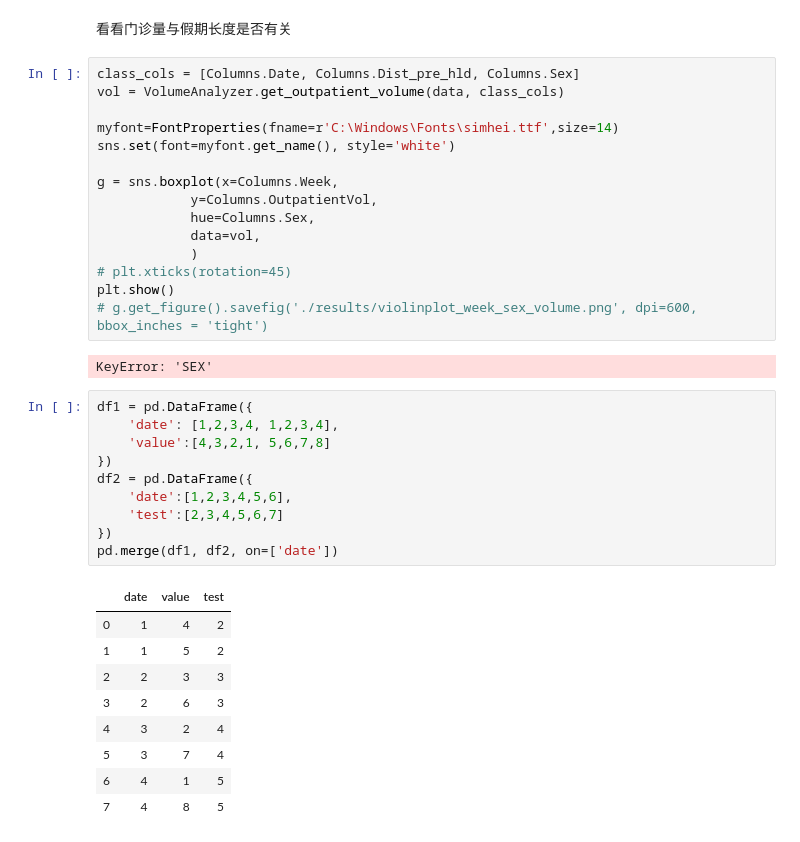
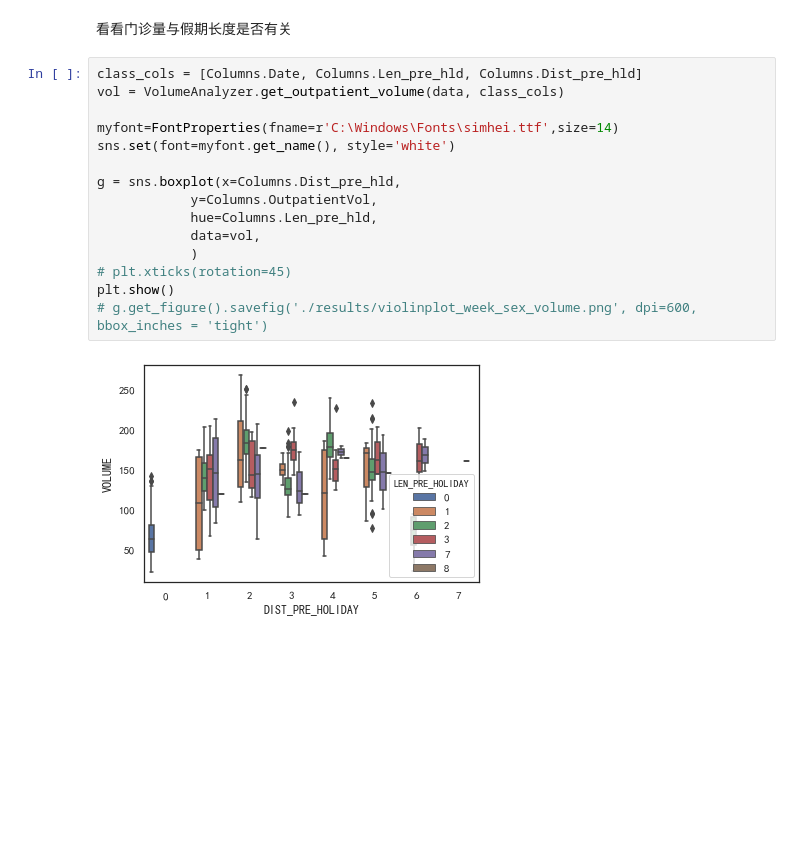
Before and after one commit to roymustangnet/dctzy, a Jupyter notebook: VolumeAnalysis.ipynb, the cells around one changed output. Drawn from its saved outputs; the diff is of its cells as text; blank space fills up the shorter version.

```diff
--- a/VolumeAnalysis.ipynb
+++ b/VolumeAnalysis.ipynb
@@ -126,39 +126,19 @@ g.get_figure().savefig('./results/violinplot_week_sex_volume.png', dpi=600, bbox
 # %% [markdown]
 看看门诊量与假期长度是否有关
 # %%
-class_cols = [Columns.Date, Columns.Dist_pre_hld, Columns.Sex]
+class_cols = [Columns.Date, Columns.Len_pre_hld, Columns.Dist_pre_hld]
 vol = VolumeAnalyzer.get_outpatient_volume(data, class_cols)
 
 myfont=FontProperties(fname=r'C:\Windows\Fonts\simhei.ttf',size=14)
 sns.set(font=myfont.get_name(), style='white')
 
-g = sns.boxplot(x=Columns.Week,
+g = sns.boxplot(x=Columns.Dist_pre_hld,
             y=Columns.OutpatientVol,
-            hue=Columns.Sex,
+            hue=Columns.Len_pre_hld,
             data=vol,
             )
 # plt.xticks(rotation=45)
 plt.show()
 # g.get_figure().savefig('./results/violinplot_week_sex_volume.png', dpi=600, bbox_inches = 'tight')
 # %% [output]
-KeyError: 'SEX'
+[figure, added]
-# %%
-df1 = pd.DataFrame({
-    'date': [1,2,3,4, 1,2,3,4],
-    'value':[4,3,2,1, 5,6,7,8]
-})
-df2 = pd.DataFrame({
-    'date':[1,2,3,4,5,6],
-    'test':[2,3,4,5,6,7]
-})
-pd.merge(df1, df2, on=['date'])
-# %% [output]
-|  | date | value | test |
-| 0 | 1 | 4 | 2 |
-| 1 | 1 | 5 | 2 |
-| 2 | 2 | 3 | 3 |
-| 3 | 2 | 6 | 3 |
-| 4 | 3 | 2 | 4 |
-| 5 | 3 | 7 | 4 |
-| 6 | 4 | 1 | 5 |
-| 7 | 4 | 8 | 5 |
```
Also changed, not shown: 4 other files.
